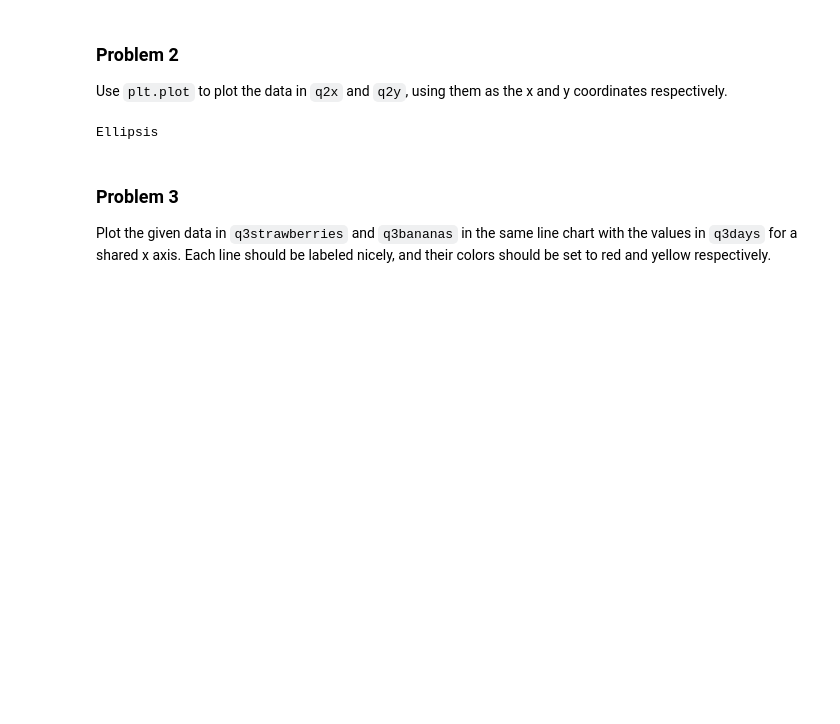
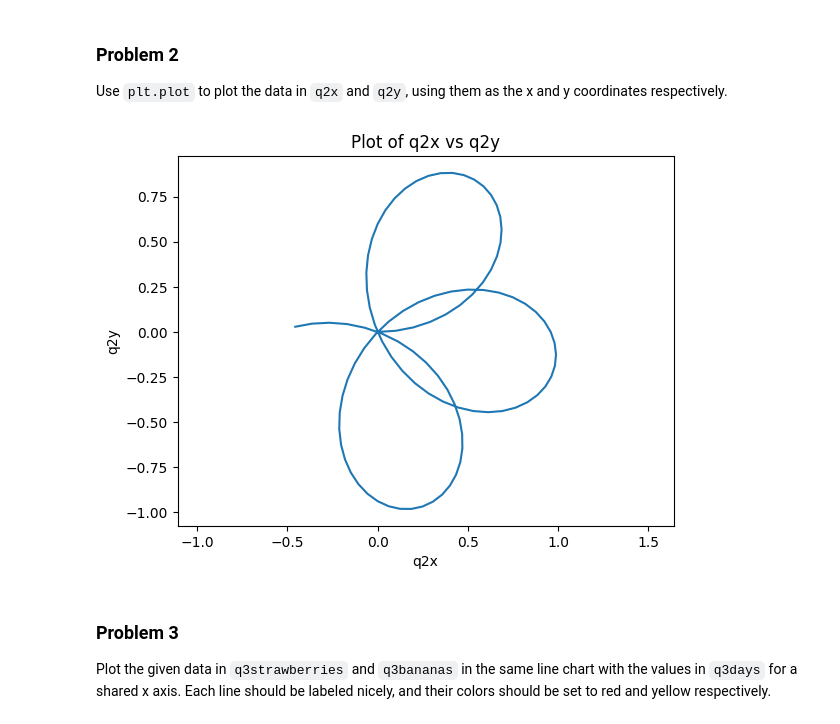
Before and after one commit to JCameronH/dx602-homework-05, a Jupyter notebook: homework.ipynb, the cells around one changed output. Saved outputs shown, nothing was run; the diff lists cells and outputs as text; code cells hidden in the pictures; blank space fills up the shorter version.

```diff
--- a/homework.ipynb
+++ b/homework.ipynb
@@ -91,12 +91,17 @@ Use `plt.plot` to plot the data in `q2x` and `q2y`, using them as the x and y co
 q2r = [math.sin(i / 10) for i in range(100)]
 q2x = [math.cos(i * 2 * math.pi / 100) * q2r[i] for i in range(100)]
 q2y = [math.sin(i * 2 * math.pi / 100) * q2r[i] for i in range(100)]
-# %%
-# YOUR CHANGES HERE
-
-...
-# %% [output]
-Ellipsis
+# %%
+# YOUR CHANGES HERE
+
+plt.plot(q2x, q2y)
+plt.title("Plot of q2x vs q2y")
+plt.xlabel("q2x")
+plt.ylabel("q2y")
+plt.axis("equal")
+plt.show()
+# %% [output]
+[figure, added]
 # %% [markdown]
 ### Problem 3
 
```
